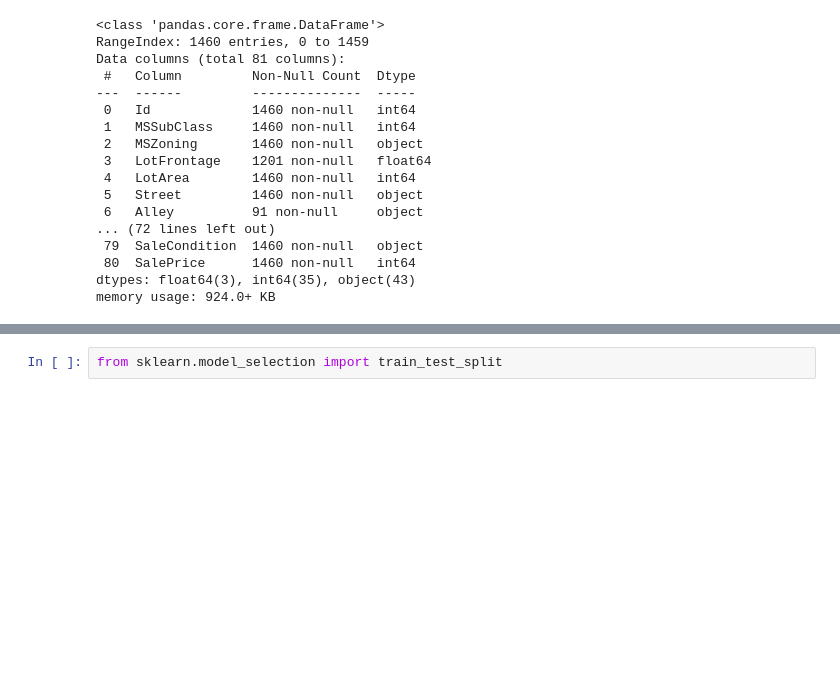
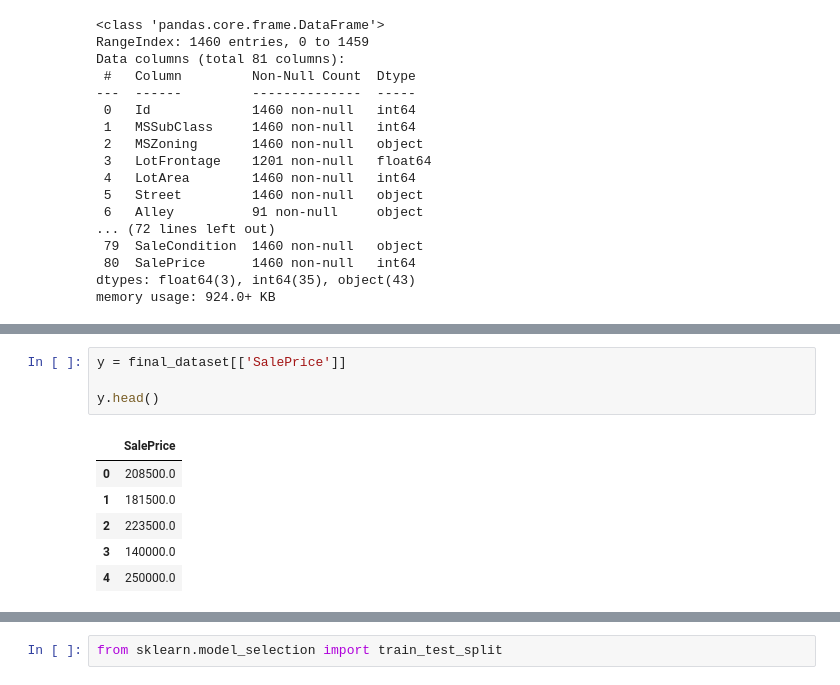
Before and after one commit to larrysman/dsp-olanrewaju-adegoke, a Jupyter notebook: notebooks/house-prices-modeling.ipynb, the cells around one changed output, grey strips where cells are left out. Drawn from its saved outputs; the diff is of its cells as text; blank space fills up the shorter version.

```diff
--- a/notebooks/house-prices-modeling-Copy2.ipynb
+++ b/notebooks/house-prices-modeling.ipynb
@@ -222,0 +212,11 @@ Name: SalePrice, dtype: int64
+# %%
+y = final_dataset[['SalePrice']]
+
+y.head()
+# %% [output]
+|  | SalePrice |
+| 0 | 208500.0 |
+| 1 | 181500.0 |
+| 2 | 223500.0 |
+| 3 | 140000.0 |
+| 4 | 250000.0 |
```
Also changed, not shown: parts of 77 cells of this notebook, 2 other files.
